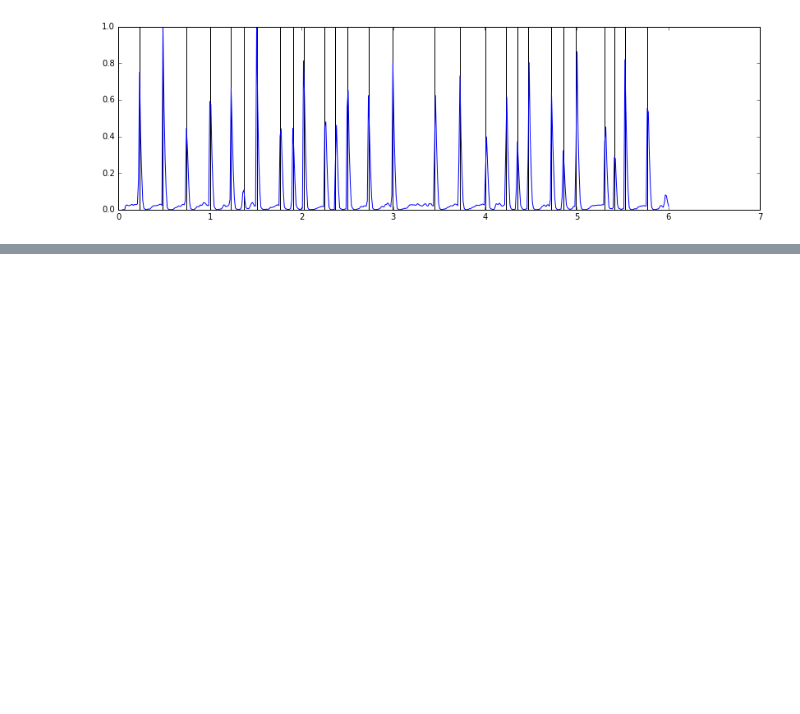
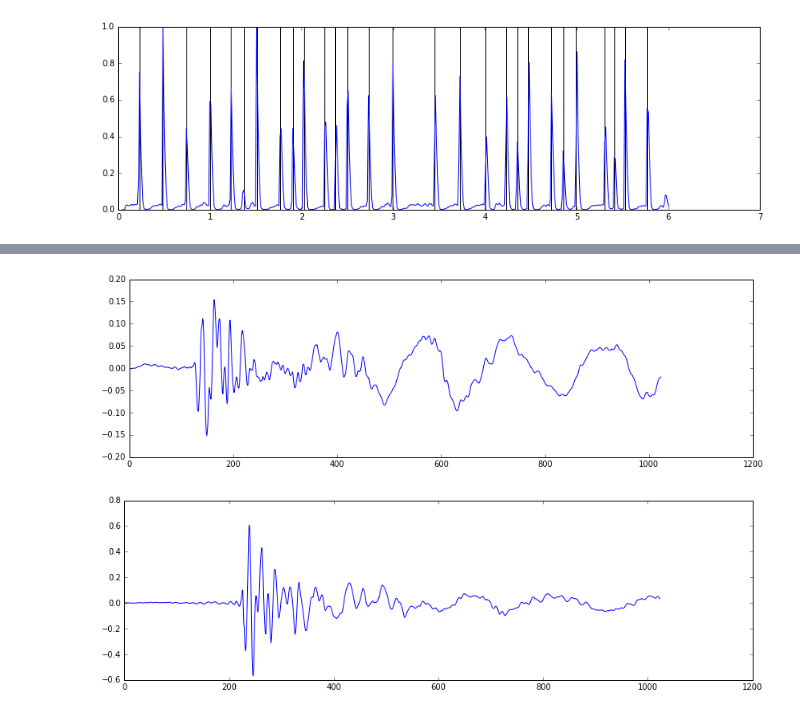
Before and after one commit to worldmaker18349276/K-AIKO, a Jupyter notebook: knock_analysis.ipynb, the cells around one changed output, grey strips where cells are left out. Cells and saved outputs as stored; diff of their text form; code cells hidden in the pictures; blank space fills up the shorter version.

```diff
--- a/knock_analysis.ipynb
+++ b/knock_analysis.ipynb
@@ -68,3 +73,11 @@ onset_block = [x[i-pre_sz:i+post_sz] for i in onset_samples]
+# %%
+plt.plot(onset_block[0])
+plt.show()
+plt.plot(onset_block[1])
+plt.show()
+# %% [output]
+[figure, added]
+[figure, added]
 # %%
 plt.plot(abs(numpy.fft.rfft(onset_block[0])))
 plt.show()
```
Also changed, not shown: parts of 5 cells of this notebook, 1 other file.
